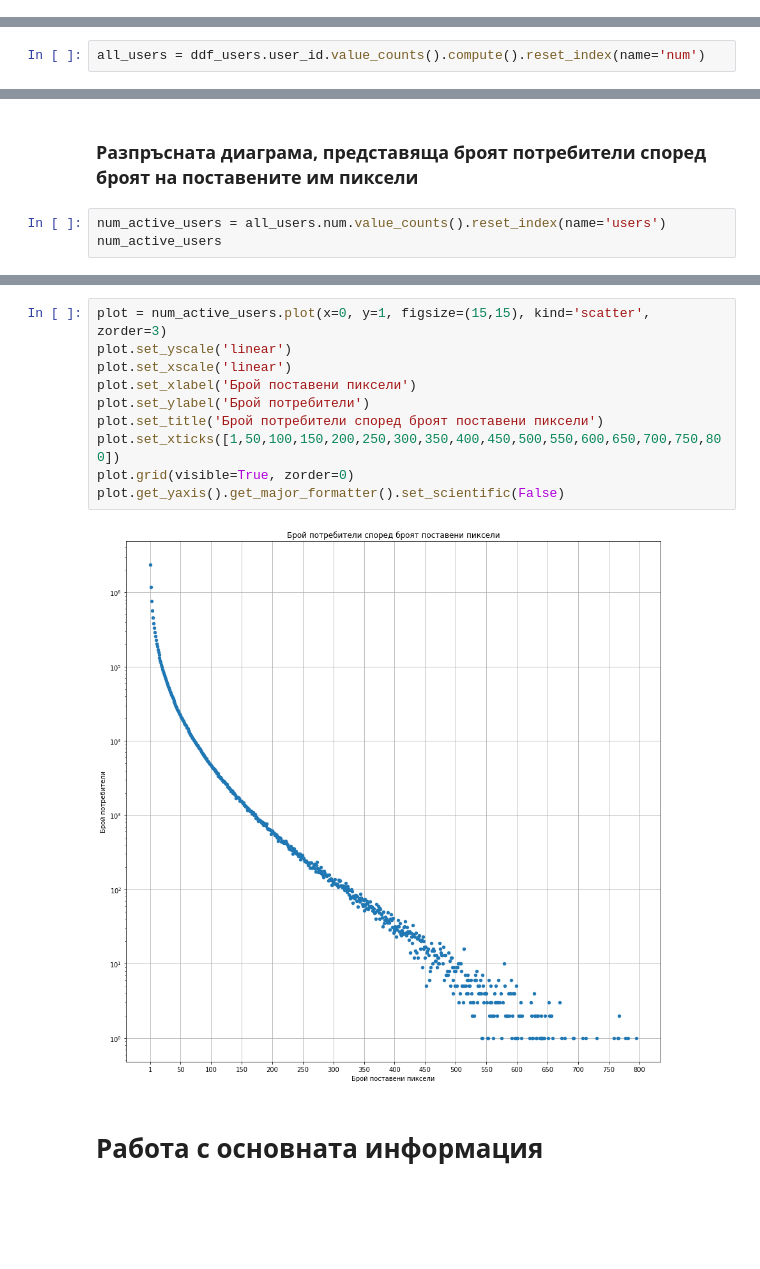
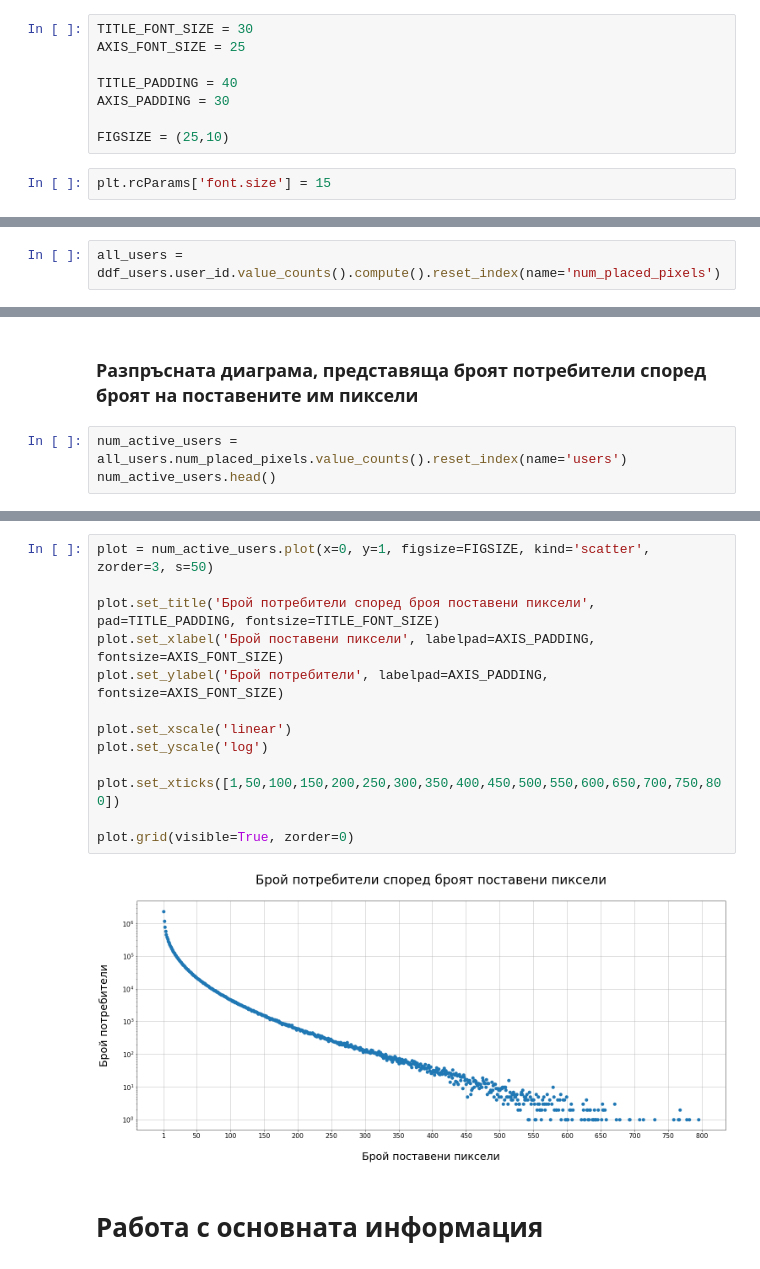
Before and after one commit to Denis-Iv/Analyzing-Social-Experiment, a Jupyter notebook: visualize_data.ipynb, the cells around one changed output, grey strips where cells are left out. Cells and saved outputs as stored; diff of their text form; blank space fills up the shorter version.

```diff
--- a/visualize_data.ipynb
+++ b/visualize_data.ipynb
@@ -11,3 +9,13 @@ plt.rcParams['font.size'] = '20'
+# %%
+TITLE_FONT_SIZE = 30
+AXIS_FONT_SIZE = 25
+
+TITLE_PADDING = 40
+AXIS_PADDING = 30
+
+FIGSIZE = (25,10)
+# %%
+plt.rcParams['font.size'] = 15
 # %% [markdown]
 # Импортиране на файлове
 # %%
@@ -33,7 +41,7 @@ ddf_main.head()
 # %% [markdown]
 # Работа с таблицата за потребители
 # %%
-all_users = ddf_users.user_id.value_counts().compute().reset_index(name='num')
+all_users = ddf_users.user_id.value_counts().compute().reset_index(name='num_placed_pixels')
 # %% [markdown]
 ### Стълбовидна диаграма за 20-те най-активни потребители
 # %%
@@ -82,8 +82,8 @@ plot.get_legend().remove()
 # %% [markdown]
 ### Разпръсната диаграма, представяща броят потребители според броят на поставените им пиксели
 # %%
-num_active_users = all_users.num.value_counts().reset_index(name='users')
-num_active_users
+num_active_users = all_users.num_placed_pixels.value_counts().reset_index(name='users')
+num_active_users.head()
 # %% [output]
 |  | index | users |
 | 0 | 1 | 2340498 |
@@ -101,15 +94,18 @@ num_active_users
 # %%
-plot = num_active_users.plot(x=0, y=1, figsize=(15,15), kind='scatter', zorder=3)
-plot.set_yscale('linear')
+plot = num_active_users.plot(x=0, y=1, figsize=FIGSIZE, kind='scatter', zorder=3, s=50)
+
+plot.set_title('Брой потребители според броя поставени пиксели', pad=TITLE_PADDING, fontsize=TITLE_FONT_SIZE)
+plot.set_xlabel('Брой поставени пиксели', labelpad=AXIS_PADDING, fontsize=AXIS_FONT_SIZE)
+plot.set_ylabel('Брой потребители', labelpad=AXIS_PADDING, fontsize=AXIS_FONT_SIZE)
+
 plot.set_xscale('linear')
-plot.set_xlabel('Брой поставени пиксели')
-plot.set_ylabel('Брой потребители')
-plot.set_title('Брой потребители според броят поставени пиксели')
+plot.set_yscale('log')
+
 plot.set_xticks([1,50,100,150,200,250,300,350,400,450,500,550,600,650,700,750,800])
+
 plot.grid(visible=True, zorder=0)
-plot.get_yaxis().get_major_formatter().set_scientific(False)
 # %% [output]
-[figure, old version]
+[figure, new version]
 # %% [markdown]
 # Работа с основната информация
 # %% [markdown]
```
Also changed, not shown: parts of 24 cells of this notebook.
